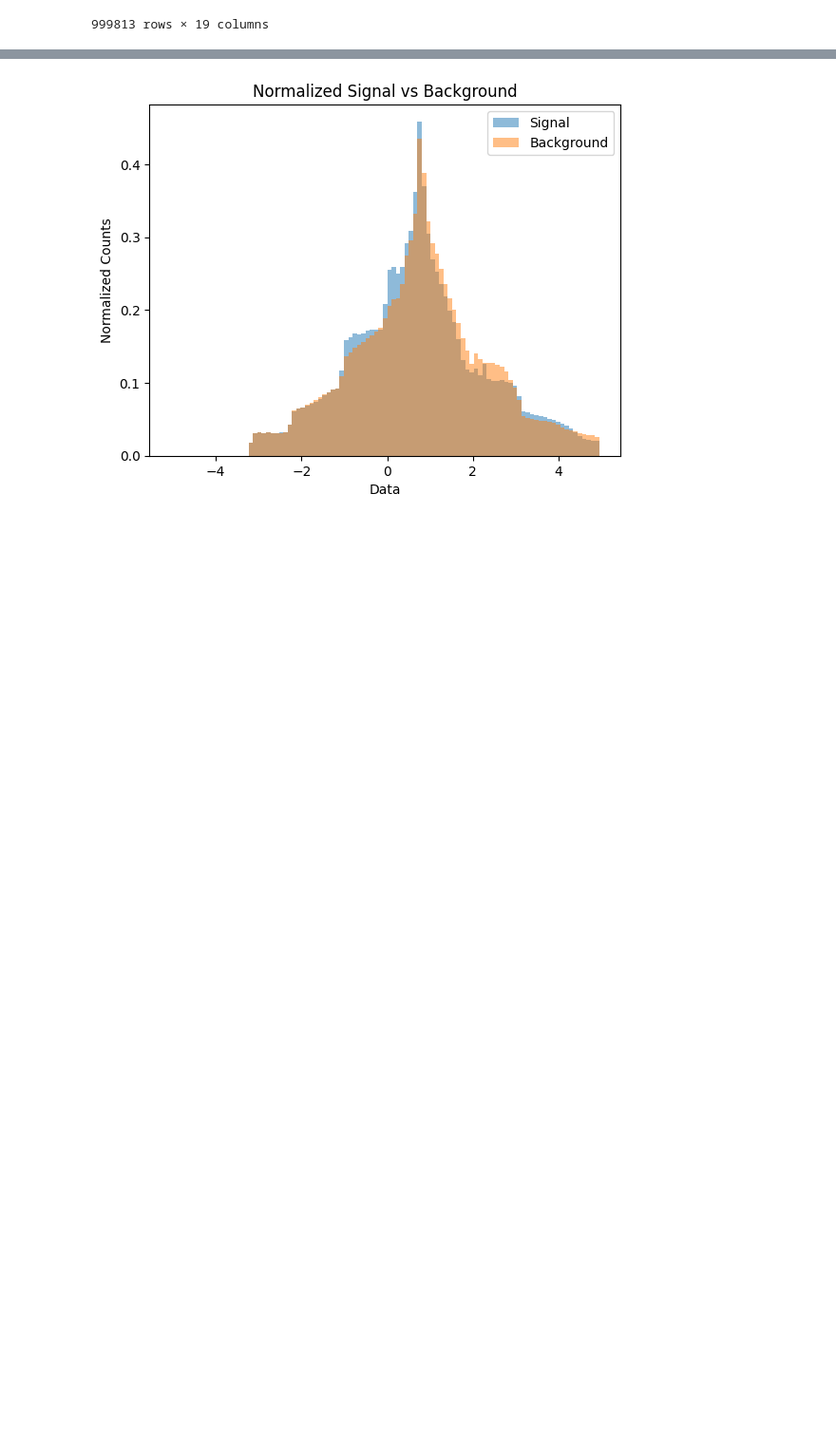
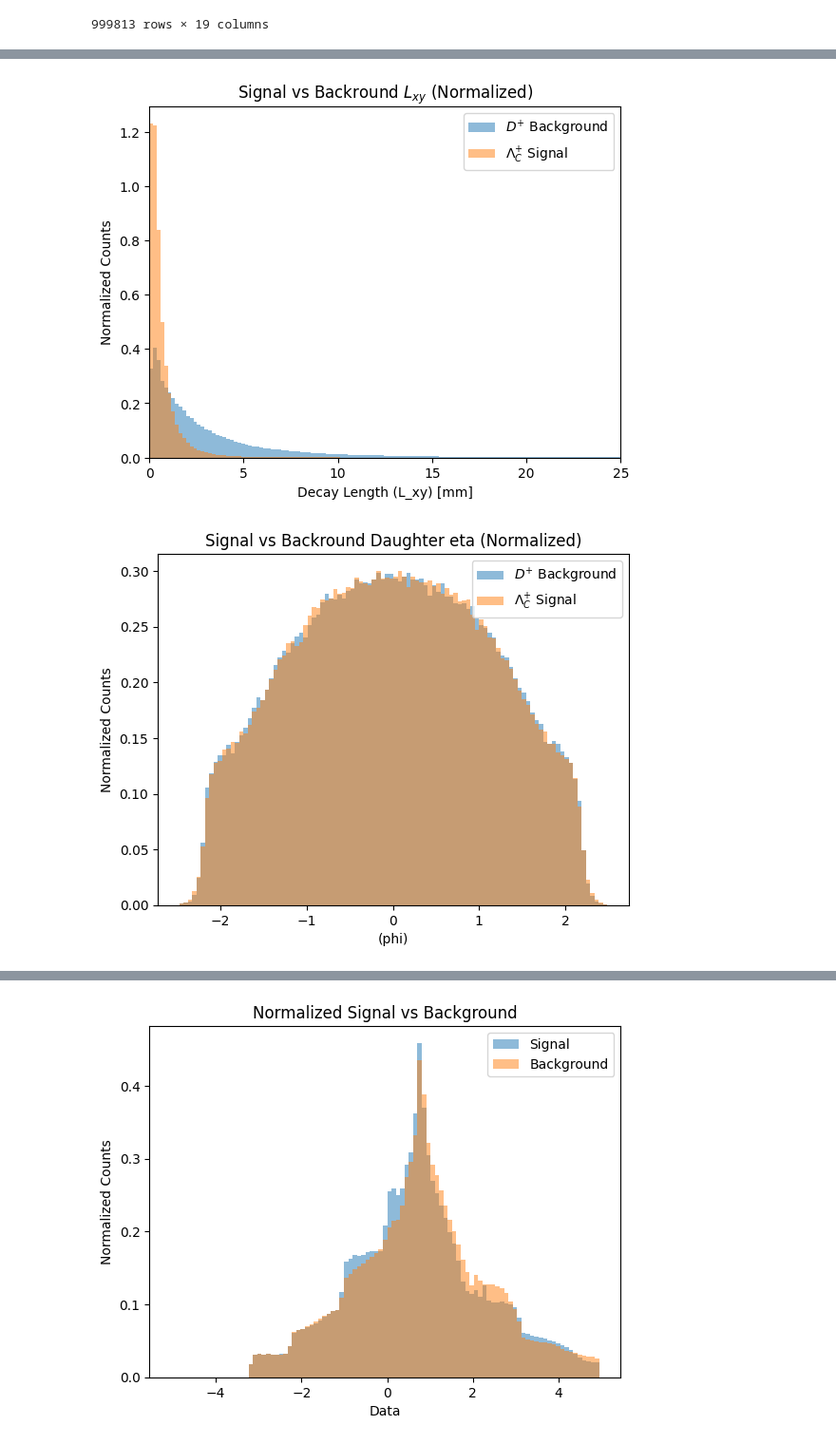
Before and after one commit to GitGup/ATLAS_DNN, a Jupyter notebook: MC_DNN.ipynb, the cells around one changed output, grey strips where cells are left out. Shown at 95% size. Saved outputs shown, nothing was run; the diff lists cells and outputs as text; code cells hidden in the pictures; blank space fills up the shorter version.

```diff
--- a/MC_DNN.ipynb
+++ b/MC_DNN.ipynb
@@ -607,64 +620,18 @@ plot_normalized_histograms(data_list, 100)
 # %%
-# counts, bins, _ = plt.hist(X_train1["DMesons_pt"], bins=100)
-# counts2, bins2, _ = plt.hist(X_train2["DMesons_pt"], bins=100)
-# # Normalize the histogram using the formula
-# density = counts / (sum(counts) * np.diff(bins))
-# density2 = counts2 / (sum(counts2) * np.diff(bins2))
+hist_normalized(X_train1["DMesons_fitOutput__Lxy"], X_train2["DMesons_fitOutput__Lxy"], 1000)
+plt.title("Signal vs Backround $L_{xy}$ (Normalized)")
+plt.xlabel("Decay Length (L_xy) [mm]")
+plt.xlim(0, 25)
+plt.ylabel("Normalized Counts")
+plt.legend()
+plt.show()
 
-# # Plot the normalized histogram
-# plt.clf()
-# plt.bar(bins[:-1], density, width=np.diff(bins), align='edge', alpha=0.5, label = "$D^{+}$ Background")
-# plt.bar(bins2[:-1], density2, width=np.diff(bins2), align='edge', alpha=0.5, label = "$\Lambda_C^{+}$ Signal")
-# plt.title("Signal vs Backround P_t (Normalized)")
-# plt.xlabel("Transverse Momentum (p_t) [MeV]")
-# plt.ylabel("Normalized Counts")
-# plt.legend()
-# plt.show()
-
-# counts, bins, _ = plt.hist(X_train1["DMesons_fitOutput__Lxy"], bins=100)
-# counts2, bins2, _ = plt.hist(X_train2["DMesons_fitOutput__Lxy"], bins=100)
-# # Normalize the histogram using the formula
-# density = counts / (sum(counts) * np.diff(bins))
-# density2 = counts2 / (sum(counts2) * np.diff(bins2))
-
-# # Plot the normalized histogram
-# plt.clf()
-# plt.bar(bins[:-1], density, width=np.diff(bins), align='edge', alpha=0.5, label = "$D^{+}$ Background")
-# plt.bar(bins2[:-1], density2, width=np.diff(bins2), align='edge', alpha=0.5, label = "$\Lambda_C^{+}$ Signal")
-# plt.title("Signal vs Backround Lxy (Normalized)")
-# plt.xlabel("Decay Length (L_xy) [mm]")
-# plt.ylabel("Normalized Counts")
-# plt.legend()
-# plt.show()
-
-# counts, bins, _ = plt.hist(X_train1["DMesons_costhetastar"], bins=100)
-# counts2, bins2, _ = plt.hist(X_train2["DMesons_costhetastar"], bins=100)
-# # Normalize the histogram using the formula
-# density = counts / (sum(counts) * np.diff(bins))
-# density2 = counts2 / (sum(counts2) * np.diff(bins2))
-
-# # Plot the normalized histogram
-# plt.clf()
-# plt.bar(bins[:-1], density, width=np.diff(bins), align='edge', alpha=0.5, label = "$D^{+}$ Background")
-# plt.bar(bins2[:-1], density2, width=np.diff(bins2), align='edge', alpha=0.5, label = "$\Lambda_C^{+}$ Signal")
-# plt.title("Signal vs Backround cosθ* (Normalized)")
-# plt.xlabel("Cosine of Helicity Angle (cosθ*)")
-# plt.ylabel("Normalized Counts")
-# plt.legend()
-# plt.show()
-
-# counts, bins, _ = plt.hist(X_train1["DMesons_fitOutput__ImpactSignificance"], bins=100)
-# counts2, bins2, _ = plt.hist(X_train2["DMesons_fitOutput__ImpactSignificance"], bins=100)
-# # Normalize the histogram using the formula
-# density = counts / (sum(counts) * np.diff(bins))
-# density2 = counts2 / (sum(counts2) * np.diff(bins2))
-
-# # Plot the normalized histogram
-# plt.clf()
-# plt.bar(bins[:-1], density, width=np.diff(bins), align='edge', alpha=0.5, label = "$D^{+}$ Background")
-# plt.bar(bins2[:-1], density2, width=np.diff(bins2), align='edge', alpha=0.5, label = "$\Lambda_C^{+}$ Signal")
-# plt.title("Signal vs Backround DMesons ImpactSignificance (Normalized)")
-# plt.xlabel("DMesons_fitOutput__ImpactSignificance")
-# plt.ylabel("Normalized Counts")
-# plt.legend()
-# plt.show()
+hist_normalized(X_train1["daughter_eta2"], X_train2["daughter_eta2"], 100)
+plt.title("Signal vs Backround Daughter eta (Normalized)")
+plt.xlabel("(phi)")
+plt.ylabel("Normalized Counts")
+plt.legend()
+plt.show()
+# %% [output]
+[figure, added]
+[figure, added]
```
Also changed, not shown: parts of 2 cells of this notebook.
